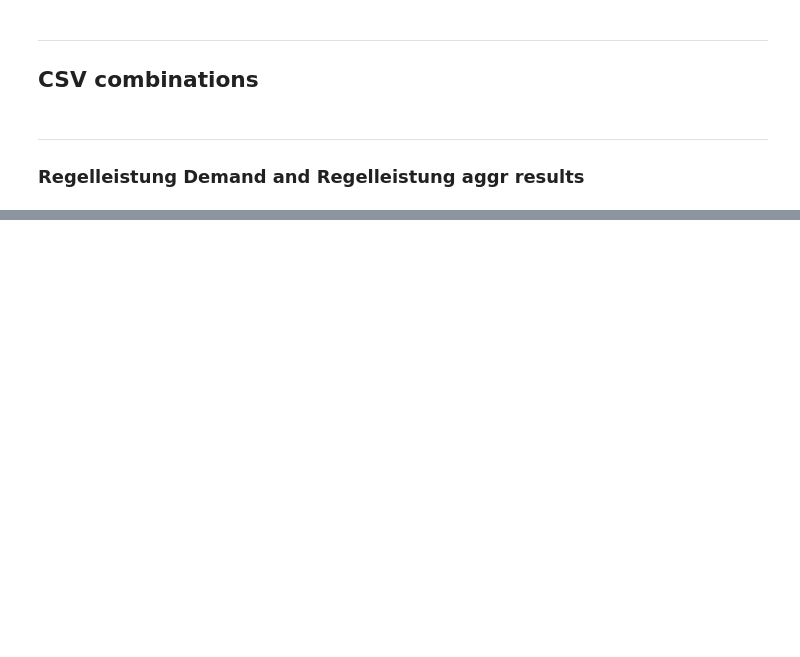
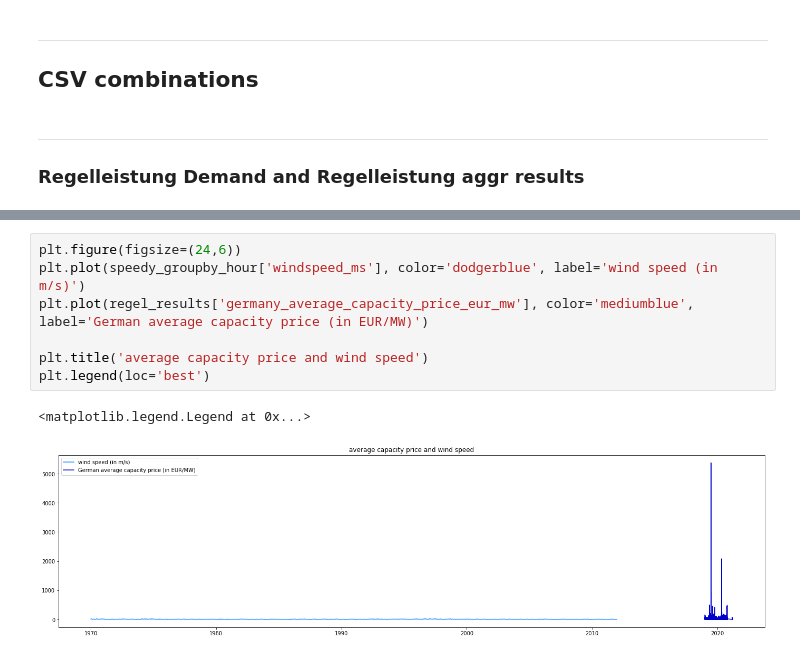
Before and after one commit to Windbenders/capstone_energy, a Jupyter notebook: notebooks/notebook_Katrin.ipynb, the cells around one changed output, grey strips where cells are left out. Saved outputs shown, nothing was run; the diff lists cells and outputs as text; blank space fills up the shorter version.

```diff
--- a/notebooks/notebook_Katrin.ipynb
+++ b/notebooks/notebook_Katrin.ipynb
@@ -724,0 +1155,10 @@ plt.legend(loc='best')
+# %%
+plt.figure(figsize=(24,6))
+plt.plot(speedy_groupby_hour['windspeed_ms'], color='dodgerblue', label='wind speed (in m/s)')
+plt.plot(regel_results['germany_average_capacity_price_eur_mw'], color='mediumblue', label='German average capacity price (in EUR/MW)')
+
+plt.title('average capacity price and wind speed')
+plt.legend(loc='best')
+# %% [output]
+<matplotlib.legend.Legend at 0x...>
+[figure, added]
```
Also changed, not shown: parts of 154 cells of this notebook, 1 other file.
